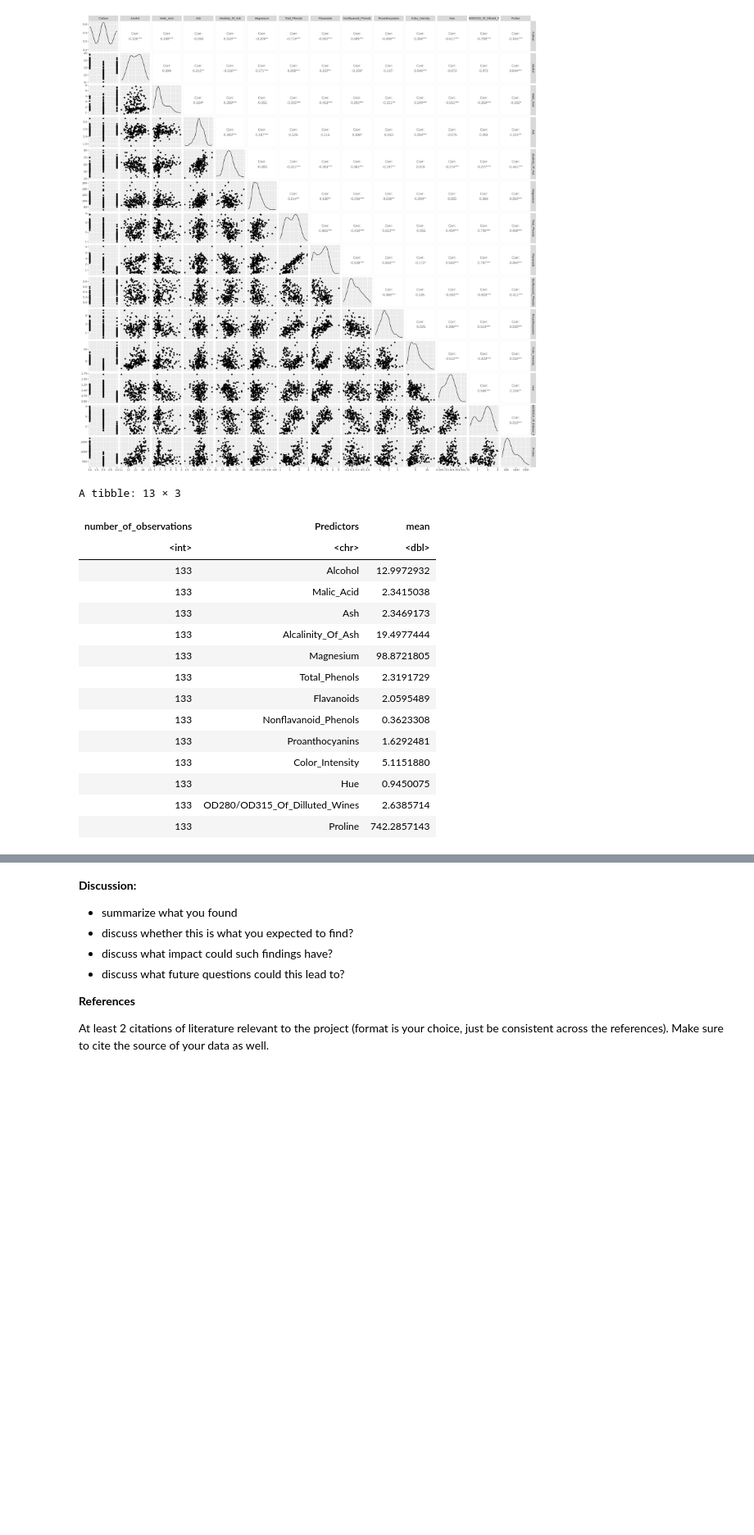
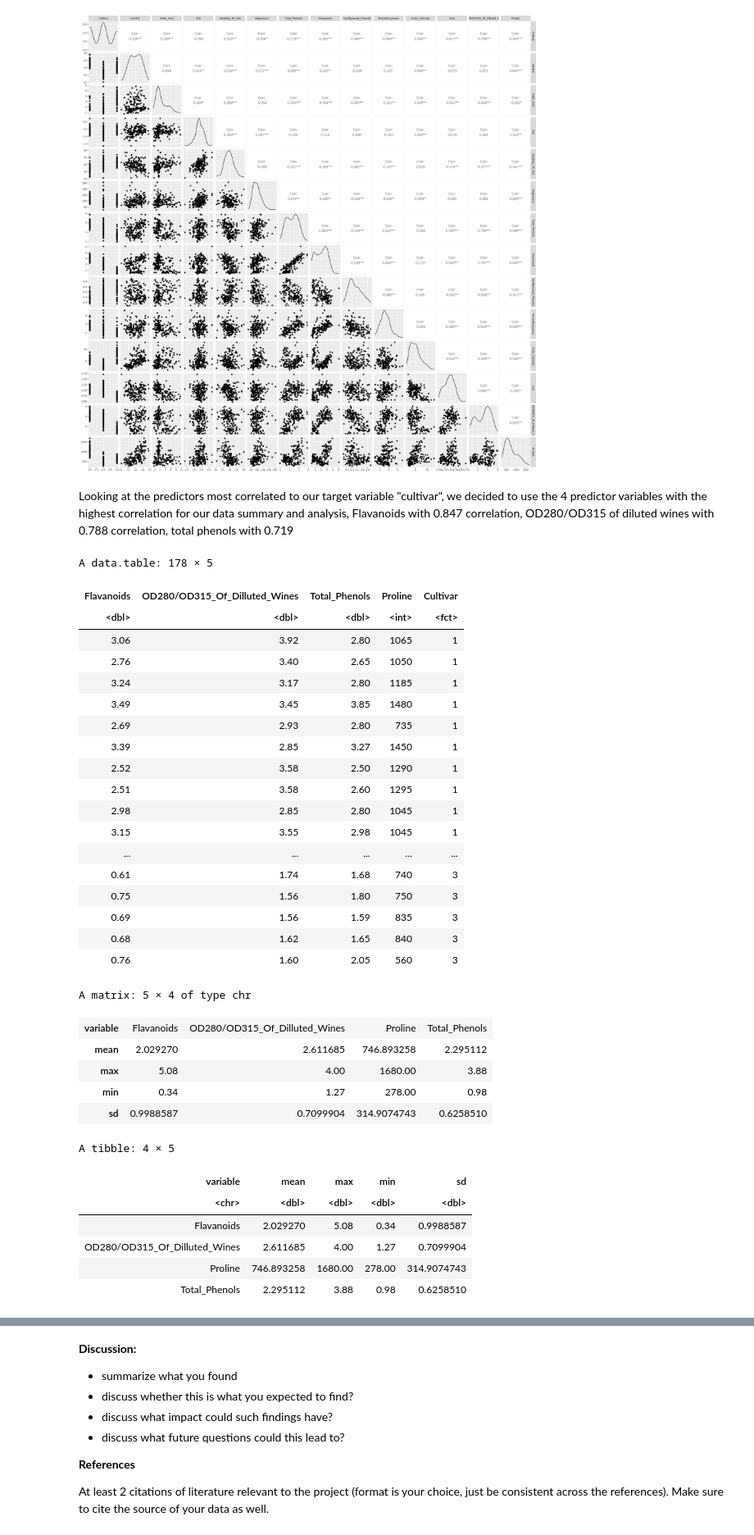
Before and after one commit to bkaanylmz/dsci-100-2022w1-group-95, a Jupyter notebook: WINE.ipynb, the cells around one changed output, grey strips where cells are left out. Shown at 82% size. Drawn from its saved outputs; the diff is of its cells as text; code cells hidden in the pictures; blank space fills up the shorter version.

```diff
--- a/WINE.ipynb
+++ b/WINE.ipynb
@@ -81,6 +86,7 @@ Registered S3 method overwritten by 'GGally':
 # %%
 set.seed(2022)
-options(repr.plot.height = 20, repr.plot.width = 20)
+
+url <- "https://archive.ics.uci.edu/ml/machine-learning-databases/wine/wine.data"
 
 wine <- fread(url)
 
@@ -100,36 +106,60 @@ A data.table: 6 × 14
 | 1 | 13.24 | 2.59 | 2.87 | 21.0 | 118 | 2.80 | 2.69 | ... |
 | 1 | 14.20 | 1.76 | 2.45 | 15.2 | 112 | 3.27 | 3.39 | ... |
 [figure]
+# %% [markdown]
+Looking at the predictors most correlated to our target variable "cultivar", we decided to use the 4 predictor variables with the highest correlation for our data summary and analysis, Flavanoids with 0.847 correlation, OD280/OD315 of diluted wines with 0.788 correlation, total phenols with 0.719
 # %%
 #data summary
-wine_split <- initial_split(wine, prop = 0.75, strata = Cultivar)
+wine_data <- wine |>
+        select(Flavanoids, "OD280/OD315_Of_Dilluted_Wines", Total_Phenols, Proline, Cultivar) |>
+        mutate(Cultivar = as_factor(Cultivar))
+
+wine_data
+
+wine_split <- initial_split(wine_data, prop = 0.75, strata = Cultivar)
 wine_training <- training(wine_split)
 wine_testing <- testing(wine_split)
 
-wine_training_analysis <- wine_training |>
-                        summarize(n=n(), across(Alcohol:Proline, mean, na.rm=TRUE)) |>
-                        mutate(number_of_observations=n) |>
-                        select(-n) |>
-                        pivot_longer(cols=Alcohol:Proline, names_to="Predictors", values_to="mean")
+wine_training_analysis <- wine_data |>
+        pivot_longer(cols = Flavanoids:Proline, names_to = "variable", values_to = "value") |>
+        group_by(variable) |>
+        summarize(mean = mean(value), max = max(value), min = min(value),sd = sd(value))
+        t(wine_training_analysis)
 
 wine_training_analysis
 # %% [output]
-A tibble: 13 × 3
+A data.table: 178 × 5
-| number_of_observations | Predictors | mean |
-| <int> | <chr> | <dbl> |
-| 133 | Alcohol | 12.9972932 |
-| 133 | Malic_Acid | 2.3415038 |
-| 133 | Ash | 2.3469173 |
-| 133 | Alcalinity_Of_Ash | 19.4977444 |
-| 133 | Magnesium | 98.8721805 |
-| 133 | Total_Phenols | 2.3191729 |
-| 133 | Flavanoids | 2.0595489 |
-| 133 | Nonflavanoid_Phenols | 0.3623308 |
-| 133 | Proanthocyanins | 1.6292481 |
-| 133 | Color_Intensity | 5.1151880 |
-| 133 | Hue | 0.9450075 |
-| 133 | OD280/OD315_Of_Dilluted_Wines | 2.6385714 |
-| 133 | Proline | 742.2857143 |
+| Flavanoids | OD280/OD315_Of_Dilluted_Wines | Total_Phenols | Proline | Cultivar |
+| <dbl> | <dbl> | <dbl> | <int> | <fct> |
+| 3.06 | 3.92 | 2.80 | 1065 | 1 |
+| 2.76 | 3.40 | 2.65 | 1050 | 1 |
+| 3.24 | 3.17 | 2.80 | 1185 | 1 |
+| 3.49 | 3.45 | 3.85 | 1480 | 1 |
+| 2.69 | 2.93 | 2.80 | 735 | 1 |
+| 3.39 | 2.85 | 3.27 | 1450 | 1 |
+| 2.52 | 3.58 | 2.50 | 1290 | 1 |
+| 2.51 | 3.58 | 2.60 | 1295 | 1 |
+| 2.98 | 2.85 | 2.80 | 1045 | 1 |
+| 3.15 | 3.55 | 2.98 | 1045 | 1 |
+| ... | ... | ... | ... | ... |
+| 0.61 | 1.74 | 1.68 | 740 | 3 |
+| 0.75 | 1.56 | 1.80 | 750 | 3 |
+| 0.69 | 1.56 | 1.59 | 835 | 3 |
+| 0.68 | 1.62 | 1.65 | 840 | 3 |
+| 0.76 | 1.60 | 2.05 | 560 | 3 |
+A matrix: 5 × 4 of type chr
+| variable | Flavanoids | OD280/OD315_Of_Dilluted_Wines | Proline | Total_Phenols |
+| mean | 2.029270 | 2.611685 | 746.893258 | 2.295112 |
+| max | 5.08 | 4.00 | 1680.00 | 3.88 |
+| min | 0.34 | 1.27 | 278.00 | 0.98 |
+| sd | 0.9988587 | 0.7099904 | 314.9074743 | 0.6258510 |
+A tibble: 4 × 5
+| variable | mean | max | min | sd |
+| <chr> | <dbl> | <dbl> | <dbl> | <dbl> |
+| Flavanoids | 2.029270 | 5.08 | 0.34 | 0.9988587 |
+| OD280/OD315_Of_Dilluted_Wines | 2.611685 | 4.00 | 1.27 | 0.7099904 |
+| Proline | 746.893258 | 1680.00 | 278.00 | 314.9074743 |
+| Total_Phenols | 2.295112 | 3.88 | 0.98 | 0.6258510 |
 # %%
 # data analysis
 set.seed(2022)
```
Also changed, not shown: parts of 6 cells of this notebook.
